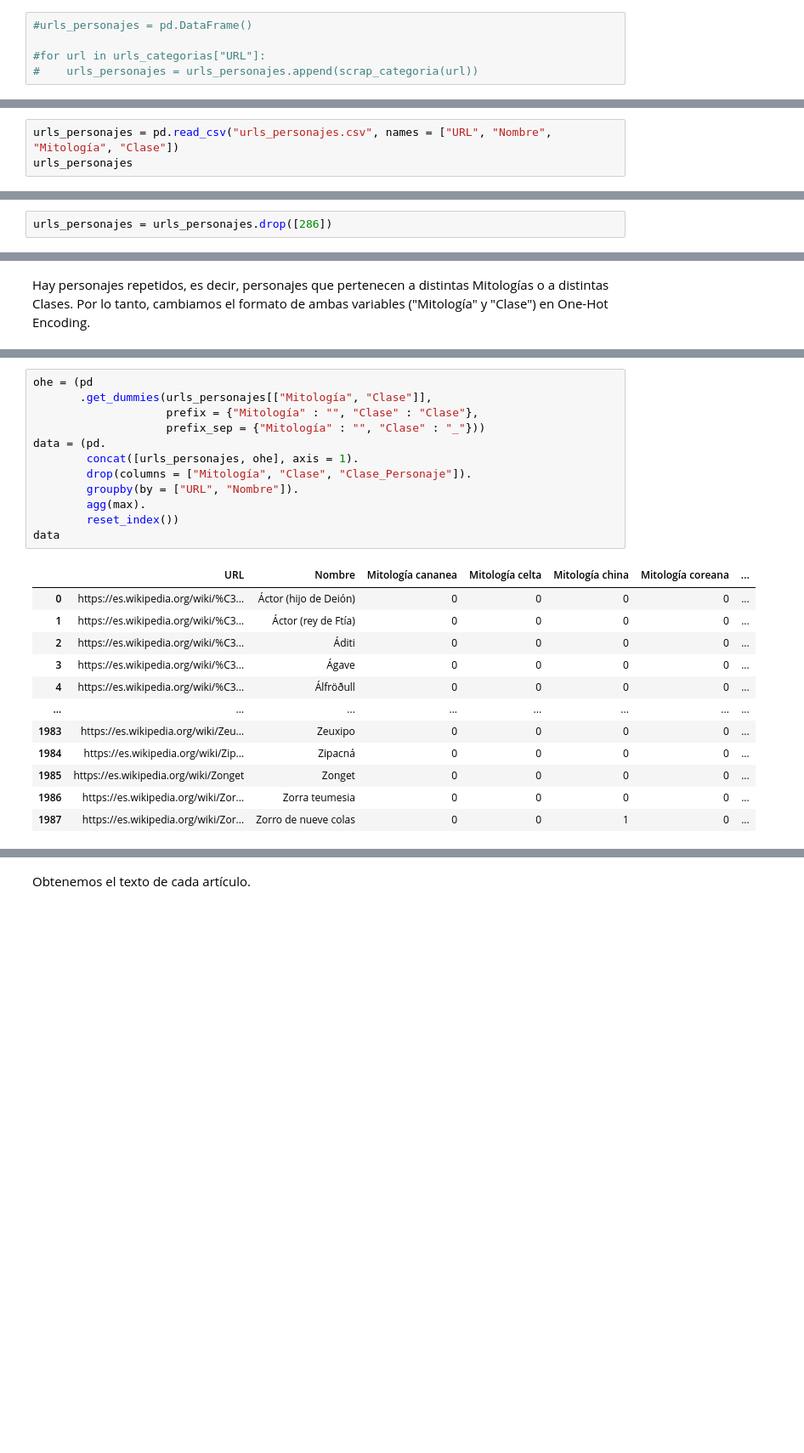
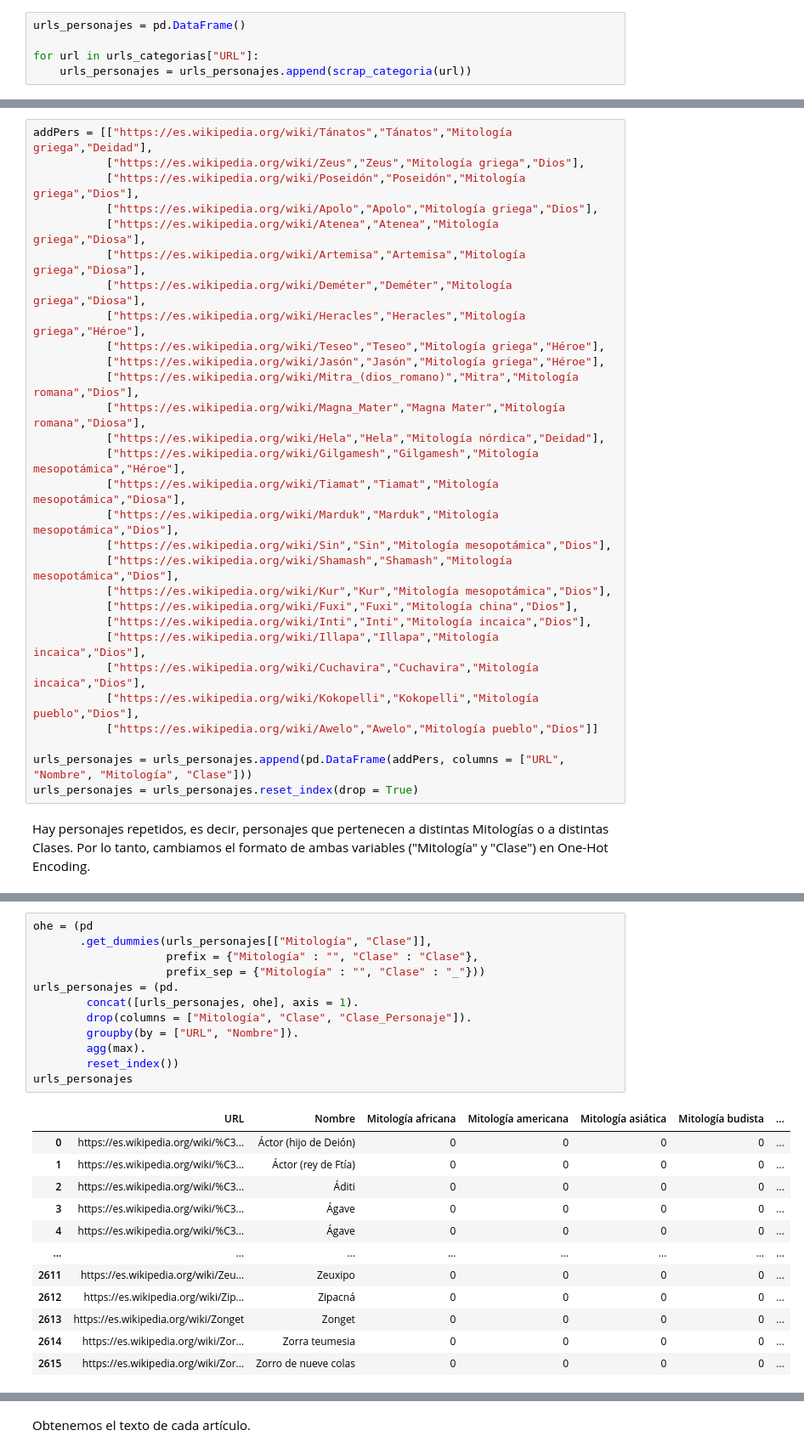
Before and after one commit to sergifornes/analisis-mitico, a Jupyter notebook: scrapeo/scrapeo-wikipedia.ipynb, the cells around one changed output, grey strips where cells are left out. Shown: that part at 85% size. Cells and saved outputs as stored; diff of their text form; blank space fills up the shorter version.

Commit message:
Se ha actualizado el scrapeo

```diff
--- a/scrapeo/scrapeo-wikipedia.ipynb
+++ b/scrapeo/scrapeo-wikipedia.ipynb
@@ -354,5 +403,5 @@ Se obtienen todos los personajes con sus URLs.
 # %%
-#urls_personajes = pd.DataFrame()
+urls_personajes = pd.DataFrame()
 
-#for url in urls_categorias["URL"]:
-#    urls_personajes = urls_personajes.append(scrap_categoria(url))
+for url in urls_categorias["URL"]:
+    urls_personajes = urls_personajes.append(scrap_categoria(url))
@@ -365,3 +407,0 @@ Se obtienen todos los personajes con sus URLs.
-# %%
-urls_personajes = pd.read_csv("urls_personajes.csv", names = ["URL", "Nombre", "Mitología", "Clase"])
-urls_personajes
@@ -409,2 +407,0 @@ urls_personajes[urls_personajes["Nombre"] == "Ágave"]
-# %%
-urls_personajes = urls_personajes.drop([286])
@@ -411,3 +449,32 @@ urls_personajes = urls_personajes.drop([286])
+# %%
+addPers = [["https://es.wikipedia.org/wiki/Tánatos","Tánatos","Mitología griega","Deidad"],
+           ["https://es.wikipedia.org/wiki/Zeus","Zeus","Mitología griega","Dios"],
+           ["https://es.wikipedia.org/wiki/Poseidón","Poseidón","Mitología griega","Dios"],
+           ["https://es.wikipedia.org/wiki/Apolo","Apolo","Mitología griega","Dios"],
+           ["https://es.wikipedia.org/wiki/Atenea","Atenea","Mitología griega","Diosa"],
+           ["https://es.wikipedia.org/wiki/Artemisa","Artemisa","Mitología griega","Diosa"],
+           ["https://es.wikipedia.org/wiki/Deméter","Deméter","Mitología griega","Diosa"],
+           ["https://es.wikipedia.org/wiki/Heracles","Heracles","Mitología griega","Héroe"],
+           ["https://es.wikipedia.org/wiki/Teseo","Teseo","Mitología griega","Héroe"],
+           ["https://es.wikipedia.org/wiki/Jasón","Jasón","Mitología griega","Héroe"],
+           ["https://es.wikipedia.org/wiki/Mitra_(dios_romano)","Mitra","Mitología romana","Dios"],
+           ["https://es.wikipedia.org/wiki/Magna_Mater","Magna Mater","Mitología romana","Diosa"],
+           ["https://es.wikipedia.org/wiki/Hela","Hela","Mitología nórdica","Deidad"],
+           ["https://es.wikipedia.org/wiki/Gilgamesh","Gilgamesh","Mitología mesopotámica","Héroe"],
+           ["https://es.wikipedia.org/wiki/Tiamat","Tiamat","Mitología mesopotámica","Diosa"],
+           ["https://es.wikipedia.org/wiki/Marduk","Marduk","Mitología mesopotámica","Dios"],
+           ["https://es.wikipedia.org/wiki/Sin","Sin","Mitología mesopotámica","Dios"],
+           ["https://es.wikipedia.org/wiki/Shamash","Shamash","Mitología mesopotámica","Dios"],
+           ["https://es.wikipedia.org/wiki/Kur","Kur","Mitología mesopotámica","Dios"],
+           ["https://es.wikipedia.org/wiki/Fuxi","Fuxi","Mitología china","Dios"],
+           ["https://es.wikipedia.org/wiki/Inti","Inti","Mitología incaica","Dios"],
+           ["https://es.wikipedia.org/wiki/Illapa","Illapa","Mitología incaica","Dios"],
+           ["https://es.wikipedia.org/wiki/Cuchavira","Cuchavira","Mitología incaica","Dios"],
+           ["https://es.wikipedia.org/wiki/Kokopelli","Kokopelli","Mitología pueblo","Dios"],
+           ["https://es.wikipedia.org/wiki/Awelo","Awelo","Mitología pueblo","Dios"]]
+
+urls_personajes = urls_personajes.append(pd.DataFrame(addPers, columns = ["URL", "Nombre", "Mitología", "Clase"]))
+urls_personajes = urls_personajes.reset_index(drop = True)
 # %% [markdown]
 Hay personajes repetidos, es decir, personajes que pertenecen a distintas Mitologías o a distintas Clases. Por lo tanto, cambiamos el formato de ambas variables ("Mitología" y "Clase") en One-Hot Encoding.
 # %%
@@ -429,25 +496,25 @@ Length: 1988, dtype: int64
 # %%
 ohe = (pd
        .get_dummies(urls_personajes[["Mitología", "Clase"]],
                     prefix = {"Mitología" : "", "Clase" : "Clase"},
                     prefix_sep = {"Mitología" : "", "Clase" : "_"}))
-data = (pd.
+urls_personajes = (pd.
         concat([urls_personajes, ohe], axis = 1).
         drop(columns = ["Mitología", "Clase", "Clase_Personaje"]).
         groupby(by = ["URL", "Nombre"]).
         agg(max).
         reset_index())
-data
+urls_personajes
 # %% [output]
-|  | URL | Nombre | Mitología cananea | Mitología celta | Mitología china | Mitología coreana | ... |
+|  | URL | Nombre | Mitología africana | Mitología americana | Mitología asiática | Mitología budista | ... |
 | 0 | https://es.wikipedia.org/wiki/%C3... | Áctor (hijo de Deión) | 0 | 0 | 0 | 0 | ... |
 | 1 | https://es.wikipedia.org/wiki/%C3... | Áctor (rey de Ftía) | 0 | 0 | 0 | 0 | ... |
 | 2 | https://es.wikipedia.org/wiki/%C3... | Áditi | 0 | 0 | 0 | 0 | ... |
 | 3 | https://es.wikipedia.org/wiki/%C3... | Ágave | 0 | 0 | 0 | 0 | ... |
-| 4 | https://es.wikipedia.org/wiki/%C3... | Álfröðull | 0 | 0 | 0 | 0 | ... |
+| 4 | https://es.wikipedia.org/wiki/%C3... | Ágave | 0 | 0 | 0 | 0 | ... |
 | ... | ... | ... | ... | ... | ... | ... | ... |
-| 1983 | https://es.wikipedia.org/wiki/Zeu... | Zeuxipo | 0 | 0 | 0 | 0 | ... |
-| 1984 | https://es.wikipedia.org/wiki/Zip... | Zipacná | 0 | 0 | 0 | 0 | ... |
-| 1985 | https://es.wikipedia.org/wiki/Zonget | Zonget | 0 | 0 | 0 | 0 | ... |
-| 1986 | https://es.wikipedia.org/wiki/Zor... | Zorra teumesia | 0 | 0 | 0 | 0 | ... |
-| 1987 | https://es.wikipedia.org/wiki/Zor... | Zorro de nueve colas | 0 | 0 | 1 | 0 | ... |
+| 2611 | https://es.wikipedia.org/wiki/Zeu... | Zeuxipo | 0 | 0 | 0 | 0 | ... |
+| 2612 | https://es.wikipedia.org/wiki/Zip... | Zipacná | 0 | 0 | 0 | 0 | ... |
+| 2613 | https://es.wikipedia.org/wiki/Zonget | Zonget | 0 | 0 | 0 | 0 | ... |
+| 2614 | https://es.wikipedia.org/wiki/Zor... | Zorra teumesia | 0 | 0 | 0 | 0 | ... |
+| 2615 | https://es.wikipedia.org/wiki/Zor... | Zorro de nueve colas | 0 | 0 | 0 | 0 | ... |
```
Also changed, not shown: parts of 90 cells of this notebook, 6 other files.
